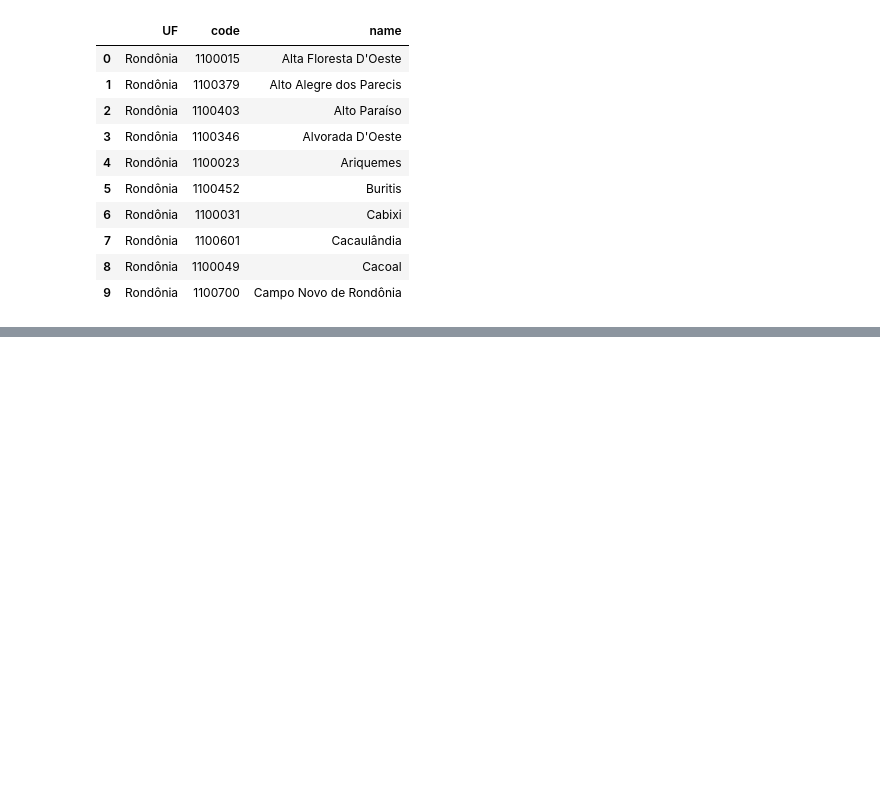
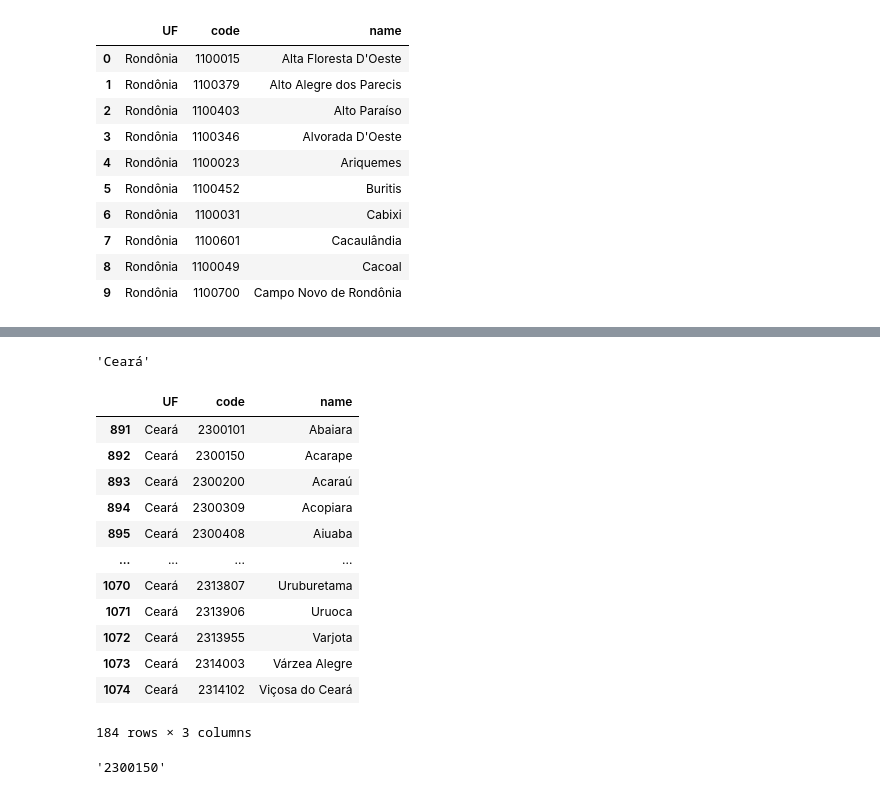
Before and after one commit to xandeoliveira/dashboard-infodengue, a Jupyter notebook: notebooks/ibge.ipynb, the cells around one changed output, grey strips where cells are left out. Cells and saved outputs as stored; diff of their text form; code cells hidden in the pictures; blank space fills up the shorter version.

```diff
--- a/notebooks/code_cities.ipynb
+++ b/notebooks/ibge.ipynb
@@ -107,0 +110,3 @@ code_cities.to_csv("../datasets/code_cities.csv", index=False)
+# %%
+code_cities = pd.read_csv("../datasets/code_cities.csv")
+code_cities.head(5)
@@ -107,0 +120,3 @@ code_cities.to_csv("../datasets/code_cities.csv", index=False)
+# %%
+uniques = code_cities['UF'].unique()
+uniques
@@ -107,0 +131,25 @@ code_cities.to_csv("../datasets/code_cities.csv", index=False)
+# %%
+uniques[9]
+# %% [output]
+'Ceará'
+# %%
+ceara = code_cities[code_cities['UF'] == uniques[9]]
+ceara
+# %% [output]
+|  | UF | code | name |
+| 891 | Ceará | 2300101 | Abaiara |
+| 892 | Ceará | 2300150 | Acarape |
+| 893 | Ceará | 2300200 | Acaraú |
+| 894 | Ceará | 2300309 | Acopiara |
+| 895 | Ceará | 2300408 | Aiuaba |
+| ... | ... | ... | ... |
+| 1070 | Ceará | 2313807 | Uruburetama |
+| 1071 | Ceará | 2313906 | Uruoca |
+| 1072 | Ceará | 2313955 | Varjota |
+| 1073 | Ceará | 2314003 | Várzea Alegre |
+| 1074 | Ceará | 2314102 | Viçosa do Ceará |
+184 rows × 3 columns
+# %%
+str(code_cities[code_cities['name'] == 'Acarape']['code'].values[0])
+# %% [output]
+'2300150'
```
Also changed, not shown: parts of 4 cells of this notebook, 5 other files.
